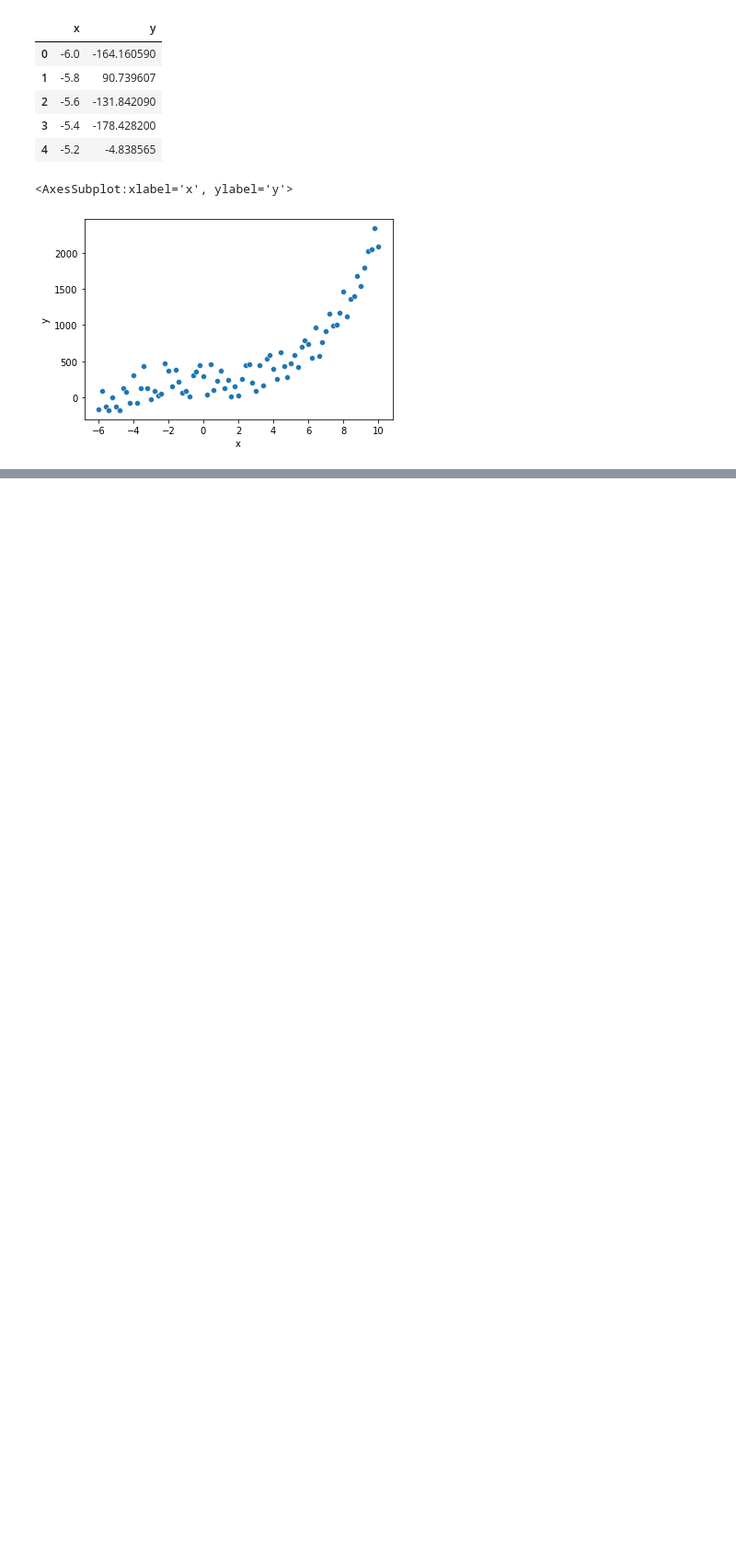
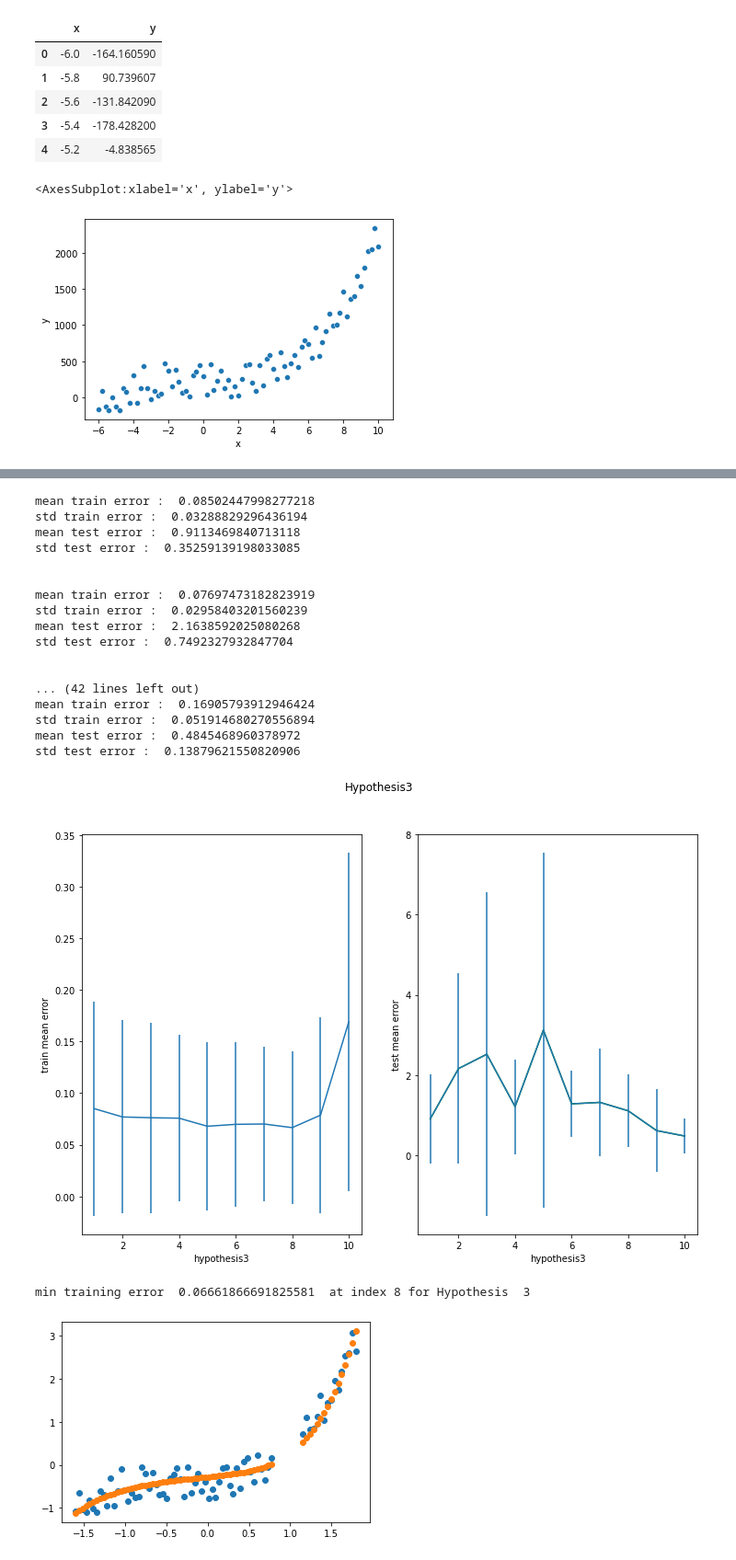
Before and after one commit to chandms/Security_Analytics, a Jupyter notebook: Assignment1/HW1P3.ipynb, the cells around one changed output, grey strips where cells are left out. Shown at 92% size. Saved outputs shown, nothing was run; the diff lists cells and outputs as text; code cells hidden in the pictures; blank space fills up the shorter version.

```diff
--- a/Assignment1/HW1P3.ipynb
+++ b/Assignment1/HW1P3.ipynb
@@ -515,0 +286,23 @@ len(models)
+# %%
+computeErrors(degree=5,nthModel=2)
+# %% [output]
+mean train error :  0.08502447998277218
+std train error :  0.03288829296436194
+mean test error :  0.9113469840713118
+std test error :  0.35259139198033085
+
+
+mean train error :  0.07697473182823919
+std train error :  0.02958403201560239
+mean test error :  2.1638592025080268
+std test error :  0.7492327932847704
+
+
+... (42 lines left out)
+mean train error :  0.16905793912946424
+std train error :  0.051914680270556894
+mean test error :  0.4845468960378972
+std test error :  0.13879621550820906
+[figure, added]
+min training error  0.06661866691825581  at index 8 for Hypothesis  3
+[figure, added]
```
Also changed, not shown: parts of 33 cells of this notebook.
